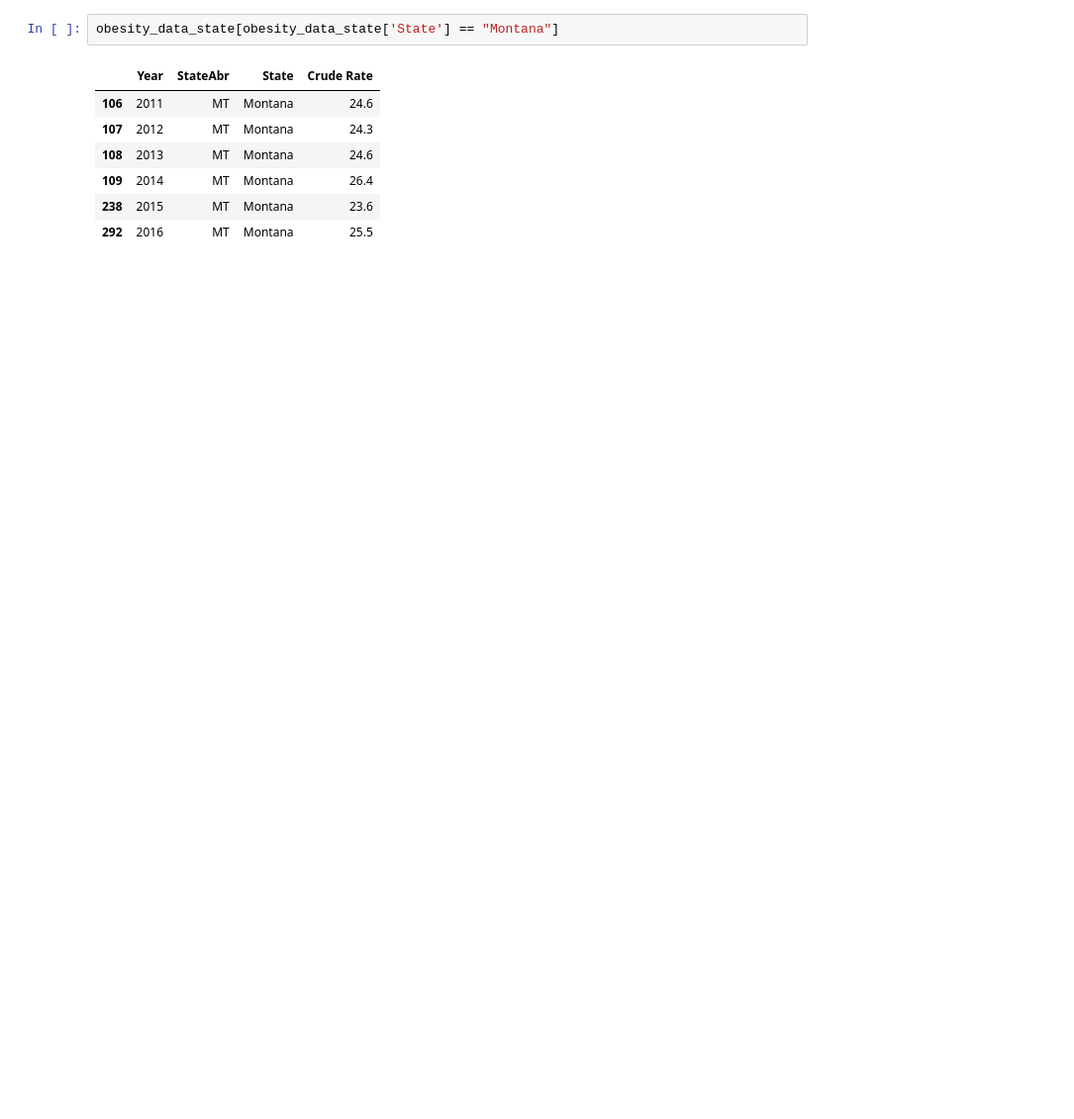
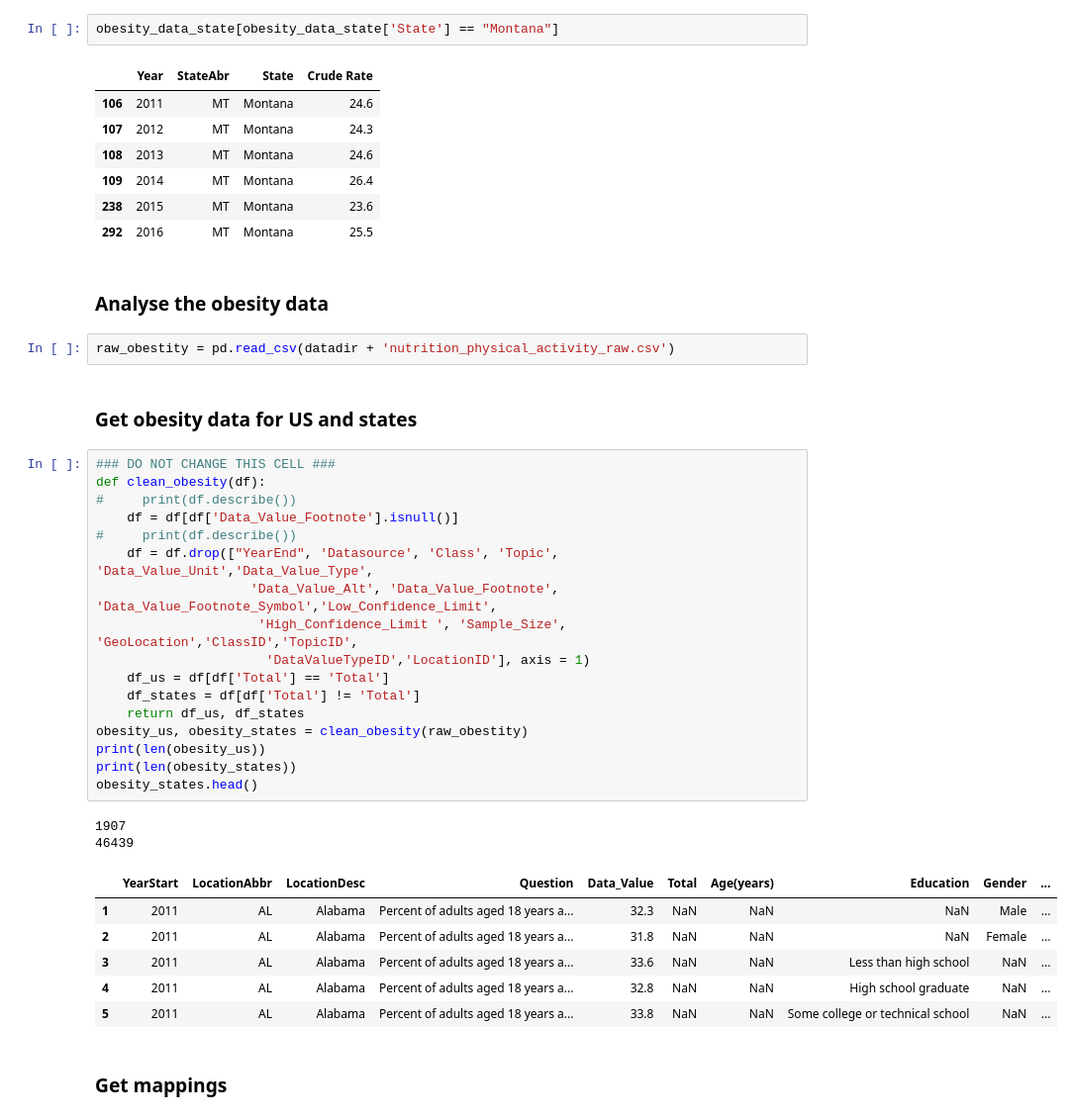
Before and after one commit to ramanujam/USAgriculturePDS, a Jupyter notebook: notebooks/writeup_draft1.ipynb, the cells around one changed output. Shown at 99% size. Drawn from its saved outputs; the diff is of its cells as text; blank space fills up the shorter version.

```diff
--- a/notebooks/writeup_draft1.ipynb
+++ b/notebooks/writeup_draft1.ipynb
@@ -422,3 +423,37 @@ obesity_data_state[obesity_data_state['State'] == "Montana"]
 | 109 | 2014 | MT | Montana | 26.4 |
 | 238 | 2015 | MT | Montana | 23.6 |
 | 292 | 2016 | MT | Montana | 25.5 |
+# %% [markdown]
+### Analyse the obesity data
+# %%
+raw_obestity = pd.read_csv(datadir + 'nutrition_physical_activity_raw.csv')
+# %% [markdown]
+### Get obesity data for US and states
+# %%
+### DO NOT CHANGE THIS CELL ###
+def clean_obesity(df):
+#     print(df.describe())
+    df = df[df['Data_Value_Footnote'].isnull()]
+#     print(df.describe())
+    df = df.drop(["YearEnd", 'Datasource', 'Class', 'Topic', 'Data_Value_Unit','Data_Value_Type',
+                    'Data_Value_Alt', 'Data_Value_Footnote', 'Data_Value_Footnote_Symbol','Low_Confidence_Limit',
+                     'High_Confidence_Limit ', 'Sample_Size', 'GeoLocation','ClassID','TopicID',
+                      'DataValueTypeID','LocationID'], axis = 1)
+    df_us = df[df['Total'] == 'Total']
+    df_states = df[df['Total'] != 'Total']
+    return df_us, df_states
+obesity_us, obesity_states = clean_obesity(raw_obestity)
+print(len(obesity_us))
+print(len(obesity_states))
+obesity_states.head()
+# %% [output]
+1907
+46439
+|  | YearStart | LocationAbbr | LocationDesc | Question | Data_Value | Total | Age(years) | Education | Gender | ... |
+| 1 | 2011 | AL | Alabama | Percent of adults aged 18 years a... | 32.3 | NaN | NaN | NaN | Male | ... |
+| 2 | 2011 | AL | Alabama | Percent of adults aged 18 years a... | 31.8 | NaN | NaN | NaN | Female | ... |
+| 3 | 2011 | AL | Alabama | Percent of adults aged 18 years a... | 33.6 | NaN | NaN | Less than high school | NaN | ... |
+| 4 | 2011 | AL | Alabama | Percent of adults aged 18 years a... | 32.8 | NaN | NaN | High school graduate | NaN | ... |
+| 5 | 2011 | AL | Alabama | Percent of adults aged 18 years a... | 33.8 | NaN | NaN | Some college or technical school | NaN | ... |
+# %% [markdown]
+### Get mappings
```
Also changed, not shown: parts of 13 cells of this notebook, 5 other files.
